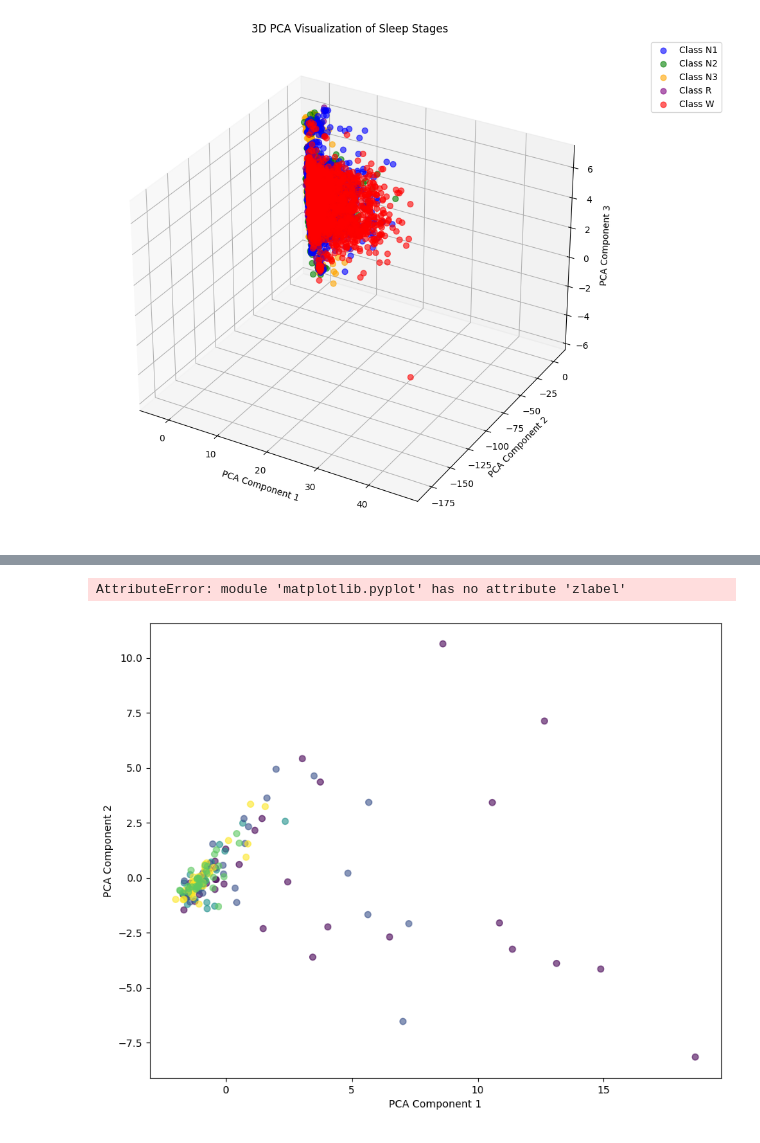
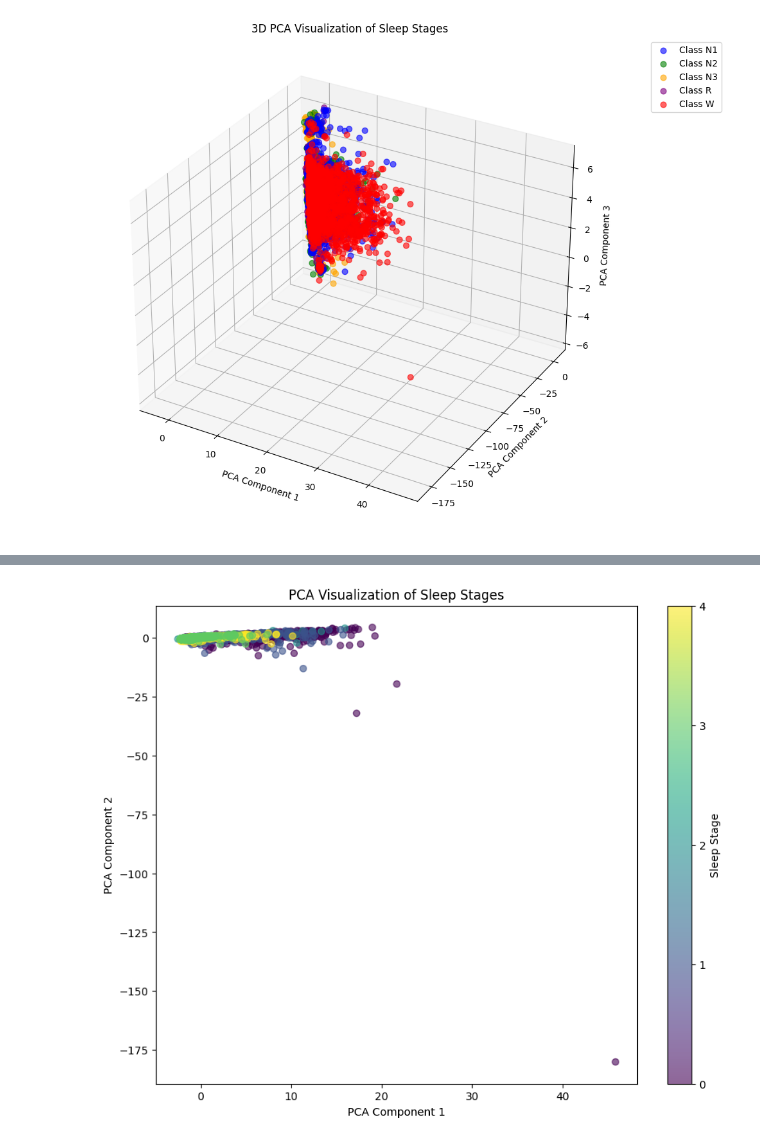
Before and after one commit to jpthesmar/sleep-ml, a Jupyter notebook: PCA.ipynb, the cells around one changed output, grey strips where cells are left out. Saved outputs shown, nothing was run; the diff lists cells and outputs as text; code cells hidden in the pictures.

```diff
--- a/PCA.ipynb
+++ b/PCA.ipynb
@@ -143,19 +123,17 @@ fig.show()
 # %%
 import matplotlib.pyplot as plt
 
 plt.figure(figsize=(10, 8))
 scatter = plt.scatter(
     X_pca[:, 0], X_pca[:, 1],
     c=y_balanced.map({'W': 0, 'N1': 1, 'N2': 2, 'N3': 3, 'R': 4}),
     cmap='viridis',
     alpha=0.6
 )
 plt.xlabel('PCA Component 1')
 plt.ylabel('PCA Component 2')
-plt.zlabel('PCA Component 3')
 plt.colorbar(scatter, label='Sleep Stage', ticks=[0, 1, 2, 3, 4])
 plt.title('PCA Visualization of Sleep Stages')
 plt.show()
 # %% [output]
-AttributeError: module 'matplotlib.pyplot' has no attribute 'zlabel'
-[figure, old version]
+[figure, new version]
```
Also changed, not shown: parts of 3 cells of this notebook, 1 other file.
